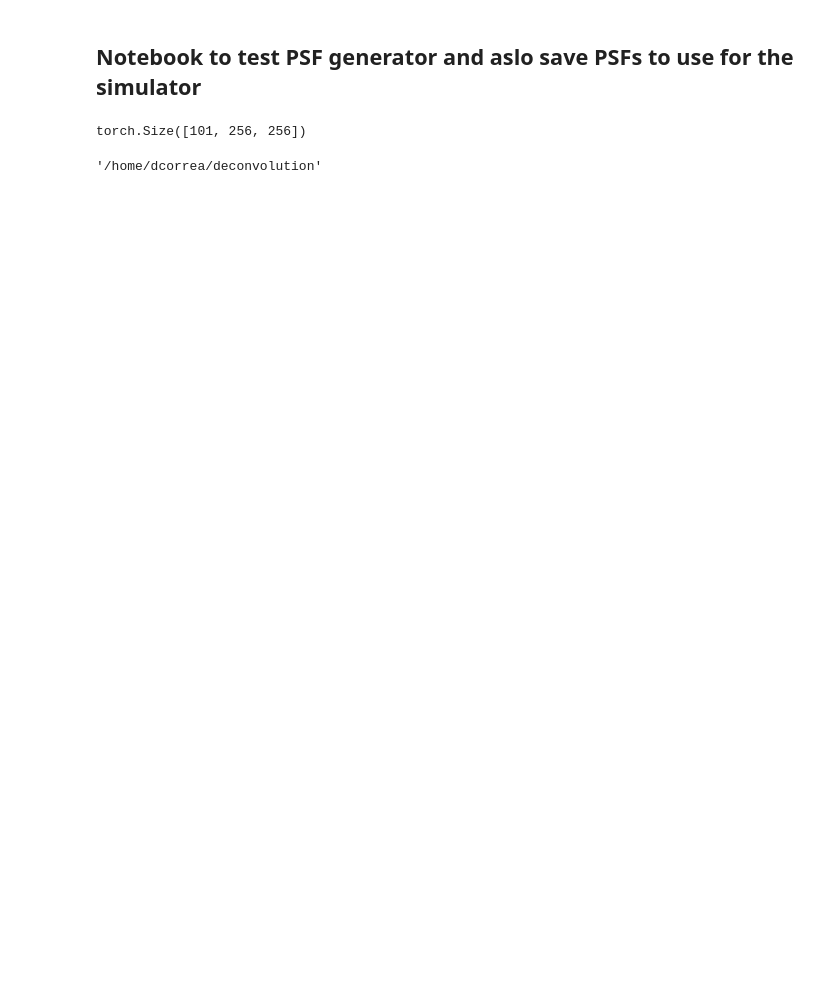
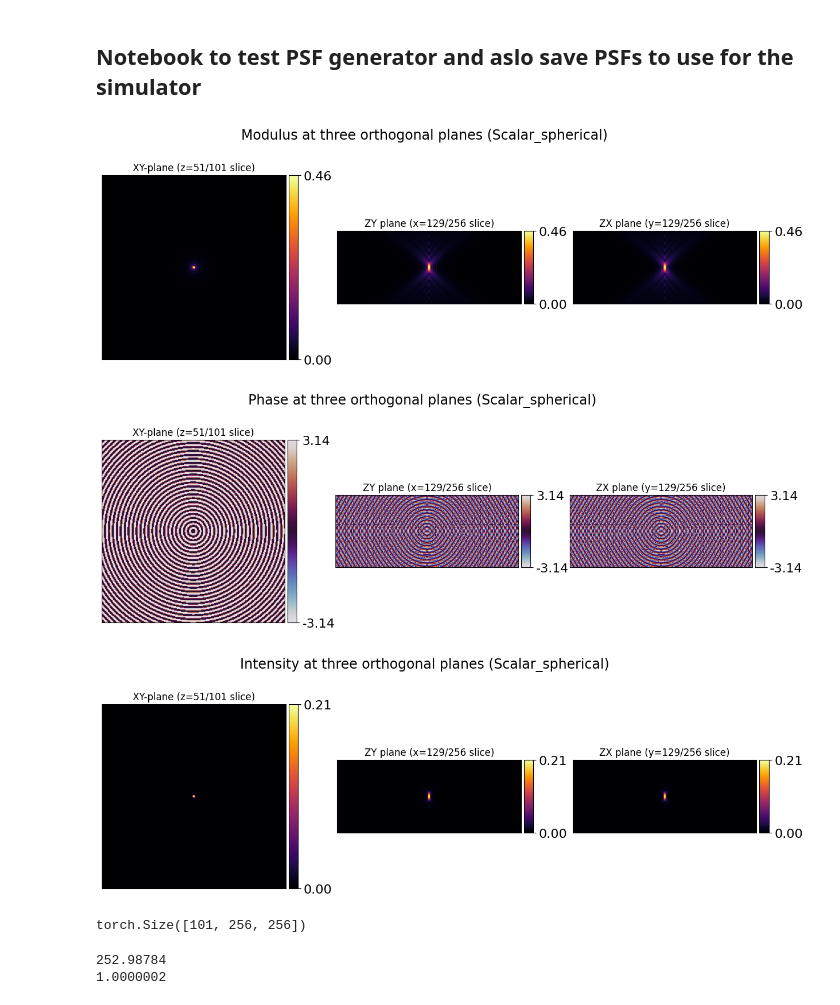
Before and after one commit to Danielacoco/deconvolution, a Jupyter notebook: psf_gen.ipynb, the cells around one changed output. Drawn from its saved outputs; the diff is of its cells as text; code cells hidden in the pictures; blank space fills up the shorter version.

```diff
--- a/psf_gen.ipynb
+++ b/psf_gen.ipynb
@@ -7,29 +8,50 @@ from psf_generator import ScalarSphericalPropagator
 # %%
 kwargs = {
     'n_pix_pupil': 127,    # Number of pixels for the pupil function
     'n_pix_psf': 256,      # Number of pixels for the PSF
     'na': 1.3,             # Higher numerical aperture (NA)
     'wavelength': 480,     # Shorter wavelength (in nm)
     'fov': 25600,           # Field of view (in nm)
     'defocus_min': -5000,  # Minimum defocus (nm)
     'defocus_max': 5000,   # Maximum defocus (nm)
     'n_defocus': 101,      # Number of defocus slices
 }
 propagator = ScalarSphericalPropagator(**kwargs)
-focus_field = propagator.compute_focus_field()
+focus_field = propagator.compute_focus_field() #from demo dis is psf3d
 
+for quantity in ['modulus', 'phase', 'intensity']:
+    plot_psf(
+        psf=focus_field,
+        name_of_propagator=propagator.get_name(),
+        quantity=quantity,
+        show_titles=True,
+        show_cbar_ticks=True
+    )
 psf = np.abs(focus_field).squeeze()**2
+
+# Why that squared factor? In optics, the point spread
+# function (PSF) is often represented as the square of the magnitude of the complex field
+# because intensity is proportional to the square of the field's magnitude.
+# %% [output]
+[figure, added]
+[figure, added]
+[figure, added]
 # %%
 psf.shape
 # %% [output]
 torch.Size([101, 256, 256])
-# %%
-pwd
-# %% [output]
-'/home/dcorrea/deconvolution'
 # %%
 #convert to nupy array
 npy_psf = np.array(psf)
+psf_sum = np.sum(npy_psf)
+print(psf_sum)
 
+if psf_sum != 0:
+    npy_psf = npy_psf / psf_sum
+psf_sum = np.sum(npy_psf)
+print(psf_sum)
 #save to file
 np.save('/home/dcorrea/deconvolution/psf/psf_simple.npy', npy_psf)
+# %% [output]
+252.98784
+1.0000002
```
Also changed, not shown: parts of 1 cell of this notebook, 4 other files.
